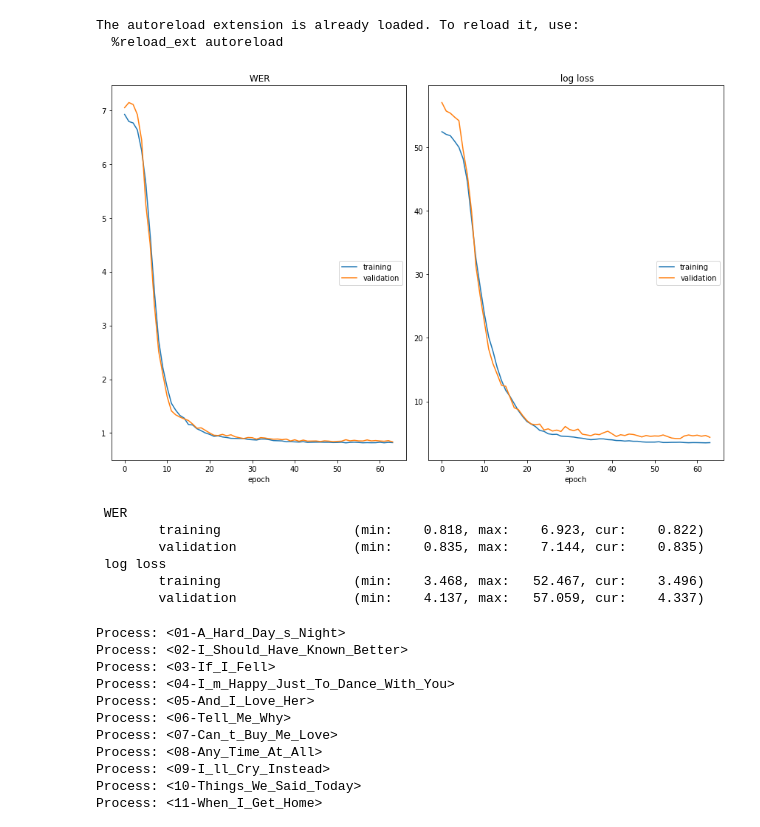
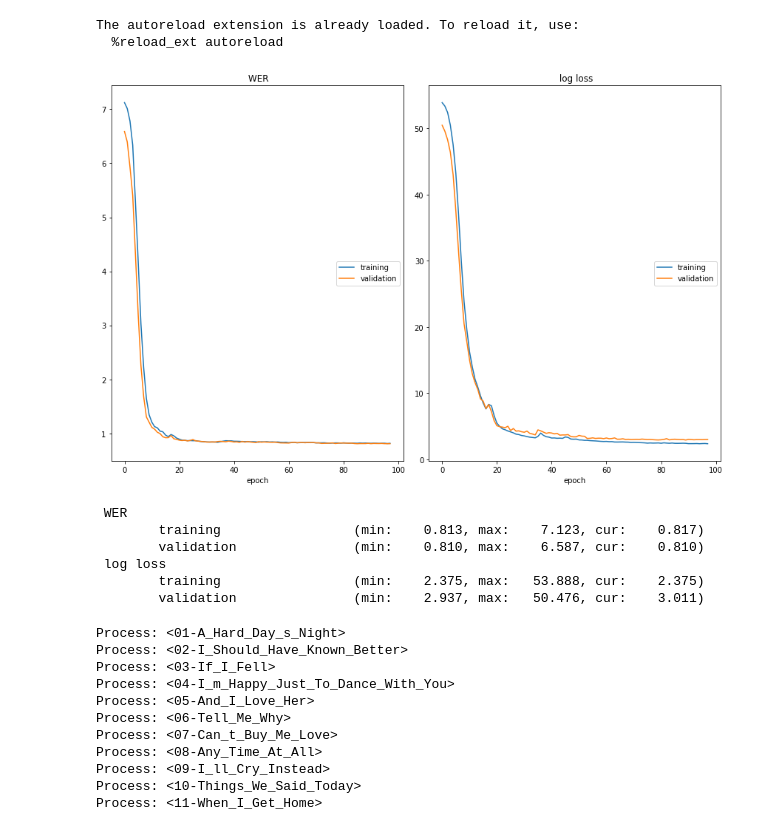
Before and after one commit to discort/chord-recognition, a Jupyter notebook: experiments/experiment6_2.ipynb, the cells around one changed output. Drawn from its saved outputs; the diff is of its cells as text; code cells hidden in the pictures.

```diff
--- a/experiments/experiment6_2.ipynb
+++ b/experiments/experiment6_2.ipynb
@@ -105,43 +105,43 @@ dataloaders = {
 model = deep_harmony(
     n_feats=105,
     n_rnn_layers=3,
-    cnn_kwargs=dict(n_cnn_layers=2, block_depth=2))
+    cnn_kwargs=dict(n_cnn_layers=2, block_depth=2, nonlinearity=nn.ReLU))
 
 if torch.cuda.is_available():
     model.cuda()
 
 learning_rate = 1e-3
 epochs=100
 weight_decay = 0
 optimizer = optim.AdamW(
     model.parameters(),
     lr=learning_rate,
     betas=(0.9, 0.999),
     weight_decay=weight_decay)
 scheduler = optim.lr_scheduler.OneCycleLR(
     optimizer=optimizer,
     max_lr=1e-3,
     steps_per_epoch=len(loader_train),
     epochs=epochs,
     anneal_strategy='linear',
 )
 
 solver = Solver(
     model=model,
     optimizer=optimizer,
     dataloaders=dataloaders,
     scheduler=scheduler,
-    trained_model_name="deep_harmony_exp6.pth",
+    trained_model_name="deep_harmony_exp6_2.pth",
     epochs=epochs)
 solver.train()
 # %% [output]
-[figure, old version]
+[figure, new version]
  WER
-        training                 (min:    0.818, max:    6.923, cur:    0.822)
-        validation               (min:    0.835, max:    7.144, cur:    0.835)
+        training                 (min:    0.813, max:    7.123, cur:    0.817)
+        validation               (min:    0.810, max:    6.587, cur:    0.810)
  log loss
-        training                 (min:    3.468, max:   52.467, cur:    3.496)
-        validation               (min:    4.137, max:   57.059, cur:    4.337)
+        training                 (min:    2.375, max:   53.888, cur:    2.375)
+        validation               (min:    2.937, max:   50.476, cur:    3.011)
 # %%
 # Evaluate exp model
 # %%
```
Also changed, not shown: 1 other file.
